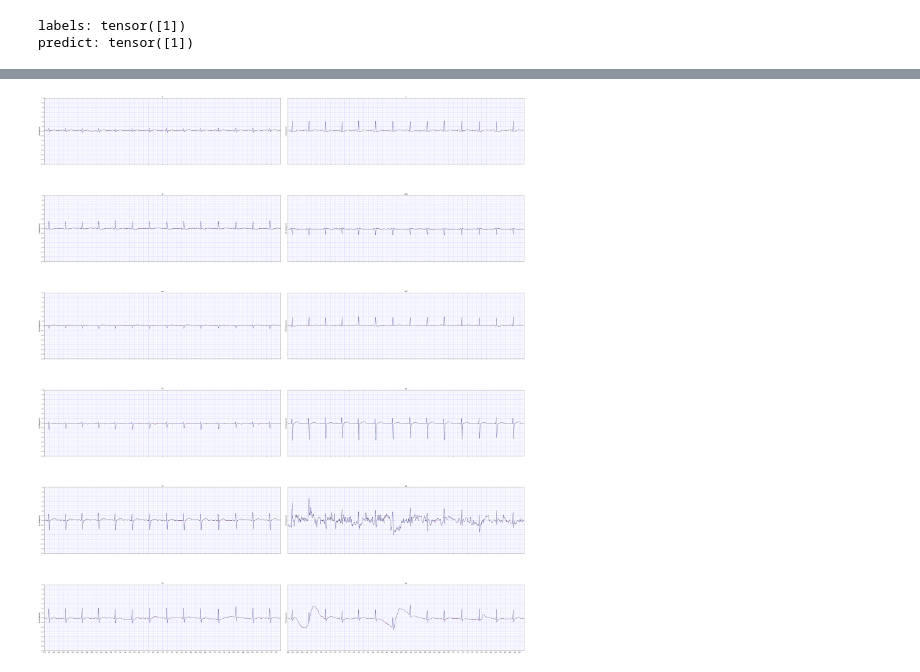
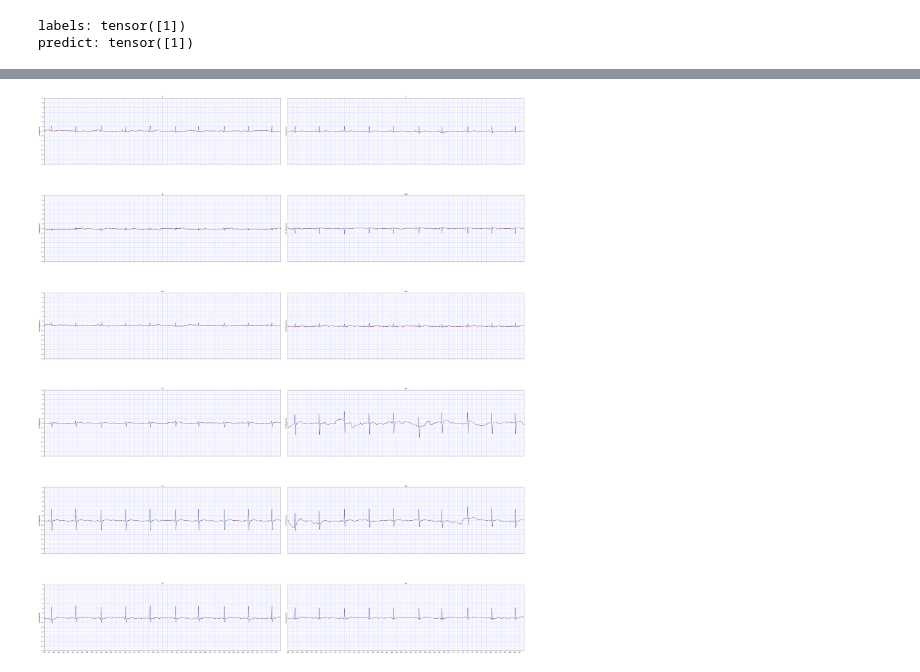
Before and after one commit to LiangBeam9810/Interpretable_HTN, a Jupyter notebook: CAMs.ipynb, the cells around one changed output, grey strips where cells are left out. Drawn from its saved outputs; the diff is of its cells as text; code cells hidden in the pictures.

Commit message:
splite data use ID years and department

```diff
--- a/CAMs.ipynb
+++ b/CAMs.ipynb
@@ -43,0 +42,5 @@ npys:{%d} 224
+# %%
+data = select_dataset.splite_dataset('/workspace/data/Preprocess_HTN/data/',True)
+valid_list = data.__get_test_file_list__(False)
+
+test_Dataset = ecg_get_data.ECG_Dataset('/workspace/data/Preprocess_HTN/data/ECG',valid_list,EcgChannles_num,EcgLength_num)
@@ -151,4 +176,4 @@ for i,ax in enumerate(axs.flat):  # type: ignore
 
     plot_y = np.array(ecg_data[i]*3500.)
     ECGplot.plot_multicolored_line(fig,ax,x = x_index,y= plot_y,color_depend=attention_value_each_timestep,cmap="jet",y_name = str(lead_index[i])+" Voltage(mV)",title = lead_index[i])
-    plot_top_attention_points(fig,ax,x = x_index,y= plot_y,color_depend=attention_value_each_timestep,cmap="jet",y_name = str(lead_index[i])+" Voltage(mV)",title = lead_index[i],top_num=10)
+    plot_top_attention_points(fig,ax,x = x_index,y= plot_y,color_depend=attention_value_each_timestep,cmap="jet",y_name = str(lead_index[i])+" Voltage(mV)",title = lead_index[i],top_num=500)
@@ -169,11 +196,11 @@ def farward_hook(module, input, output):
 # 存放梯度和特征图
 # testmodel.layers2_list[0].register_forward_hook(farward_hook)	#正向传播
 # testmodel.layers2_list[0].register_full_backward_hook(backward_hook)#反向传播
-testmodel.conv0.register_forward_hook(farward_hook)	#正向传播
-testmodel.conv0.register_full_backward_hook(backward_hook)#反向传播
+testmodel.layer4.register_forward_hook(farward_hook)	#正向传播
+testmodel.layer4.register_full_backward_hook(backward_hook)#反向传播
 
 
-itme = 22
+itme = 12
 inputs,labels = test_Dataset.__getitem__(itme)
 
 labels = labels.unsqueeze(0) # 在首位添加1维作为batchsize
@@ -186,7 +213,7 @@ outputs = testmodel(inputs)
 _,pred = outputs.max(1)     # 求概率最大值对应的标签
 print("labels: {}".format(labels))
 print("predict: {}".format(pred))
-loss = testmodel.last_out[0,pred]      # 网络对应于pred的类别的输出即为loss
+loss = outputs[0,pred]      # 网络对应于pred的类别的输出即为loss
 # loss = (testmodel.last_out)[0,pred]
 loss.backward(retain_graph=True)  #retain_graph=True，目的为是为保留该过程中计算的梯度，后续G网络更新时使用
 # %% [output]
@@ -240,13 +269,13 @@ plt.show()
 # %%
 x_index = np.arange(0,EcgLength_num)
 fig, axs = plt.subplots(nrows=6, ncols=2, sharex=True,sharey=True,figsize=(50,60), constrained_layout=True)
 ecg_data = (inputs[0]).to('cpu')
 for i,ax in enumerate(axs.flat):  # type: ignore
     attention_value_each_timestep = layer2d_vlue[i]
     #plot_y = x[1,i,:]*(4.88)
 
     plot_y = np.array(ecg_data[i]*3500.)
     ECGplot.plot_multicolored_line(fig,ax,x = x_index,y= plot_y,color_depend=attention_value_each_timestep,cmap="jet",y_name = str(lead_index[i])+" Voltage(mV)",title = lead_index[i])
-    plot_top_attention_points(fig,ax,x = x_index,y= plot_y,color_depend=attention_value_each_timestep,cmap="jet",y_name = str(lead_index[i])+" Voltage(mV)",title = lead_index[i],top_num=200)
+    plot_top_attention_points(fig,ax,x = x_index,y= plot_y,color_depend=attention_value_each_timestep,cmap="jet",y_name = str(lead_index[i])+" Voltage(mV)",title = lead_index[i],top_num=500)
 # %% [output]
-[figure, old version]
+[figure, new version]
```
Also changed, not shown: parts of 16 cells of this notebook, 46 other files.
